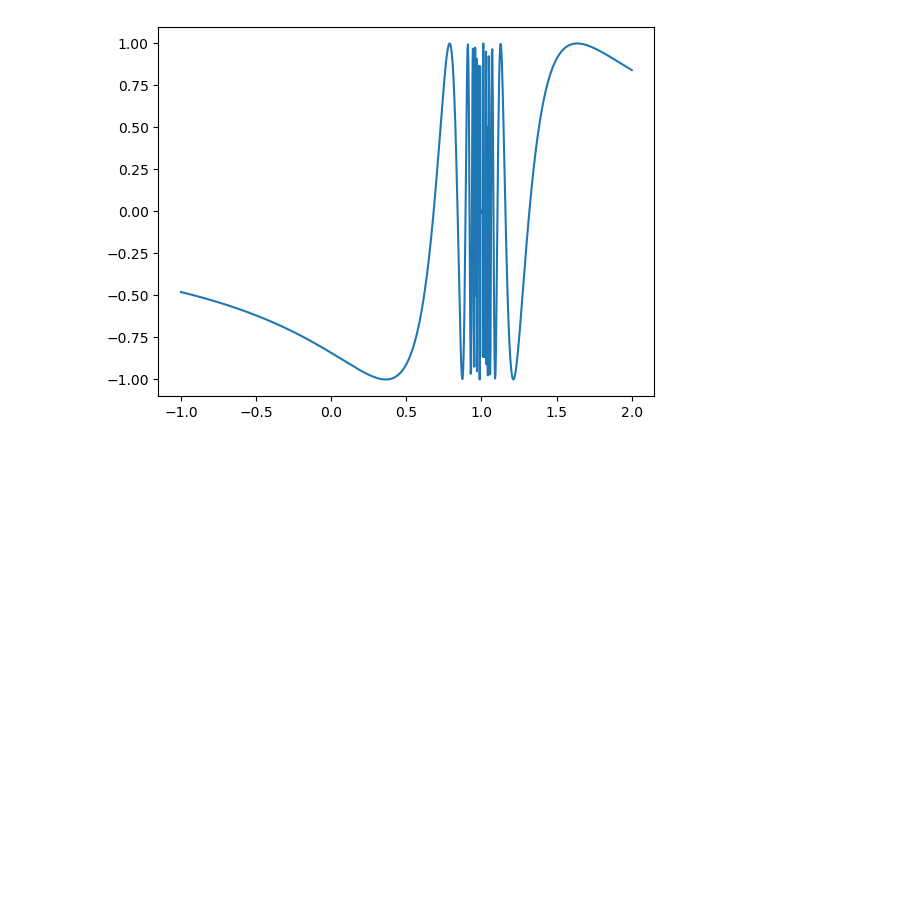
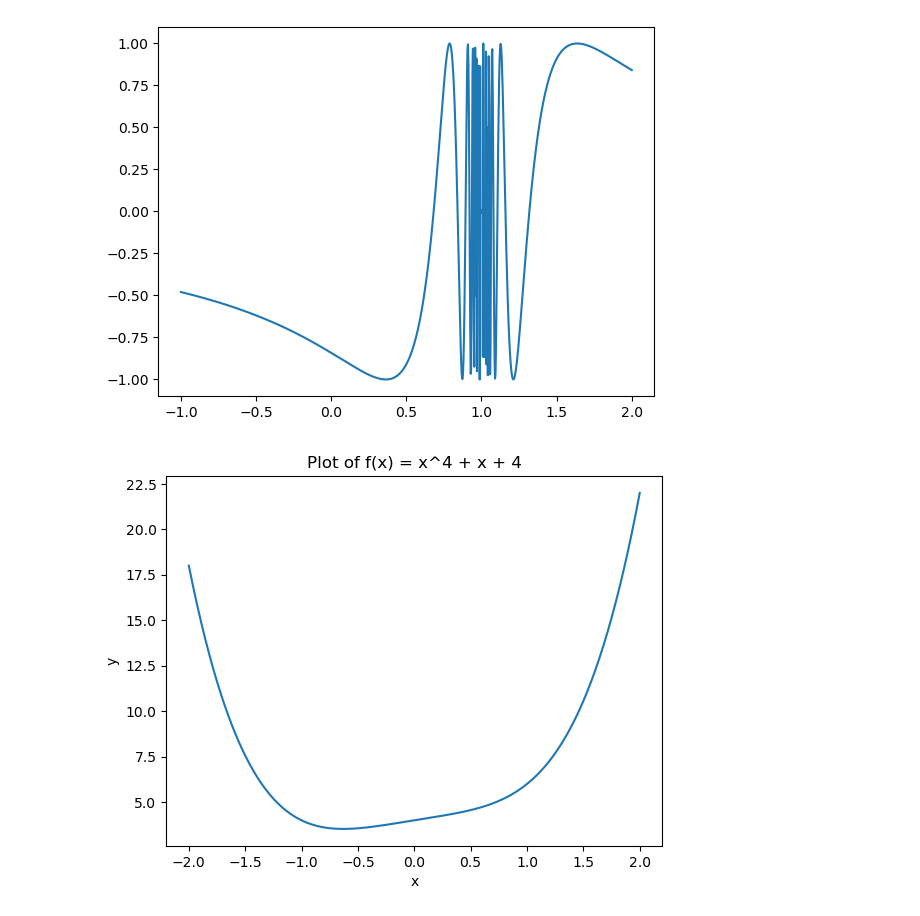
Before and after one commit to matansharon/Calculas, a Jupyter notebook: Section3.ipynb, the cells around one changed output. Saved outputs shown, nothing was run; the diff lists cells and outputs as text; code cells hidden in the pictures; blank space fills up the shorter version.

```diff
--- a/Section3.ipynb
+++ b/Section3.ipynb
@@ -907,3 +907,20 @@ plt.plot(xx,fx2)
 plt.show()
 # %% [output]
 [figure]
+# %%
+import matplotlib.pyplot as plt
+import numpy as np
+
+def f(x):
+    return x**4 + x + 4
+
+x = np.linspace(-2, 2, 1000)
+y = f(x)
+
+plt.plot(x, y)
+plt.xlabel('x')
+plt.ylabel('y')
+plt.title('Plot of f(x) = x^4 + x + 4')
+plt.show()
+# %% [output]
+[figure, added]
```
Also changed, not shown: parts of 1 cell of this notebook.
